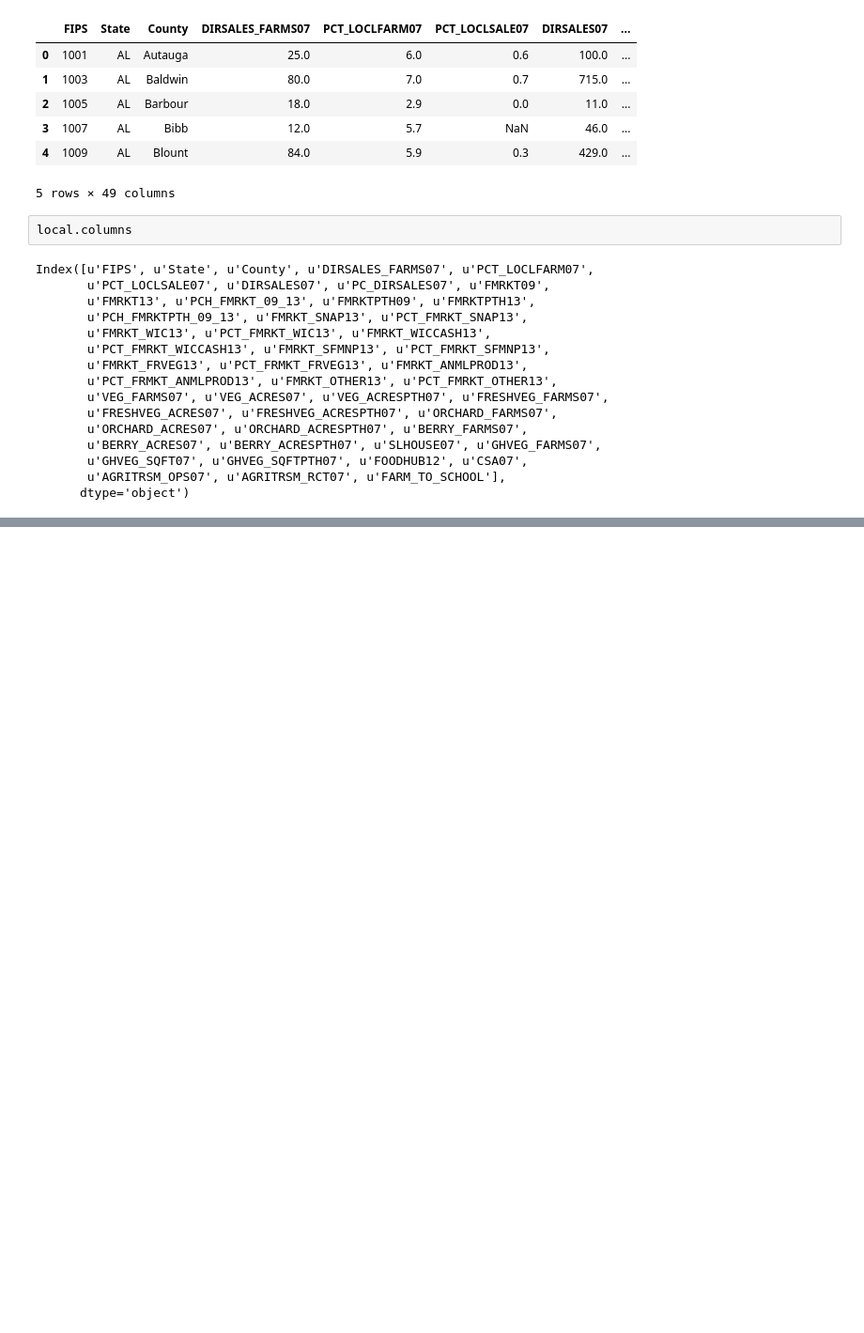
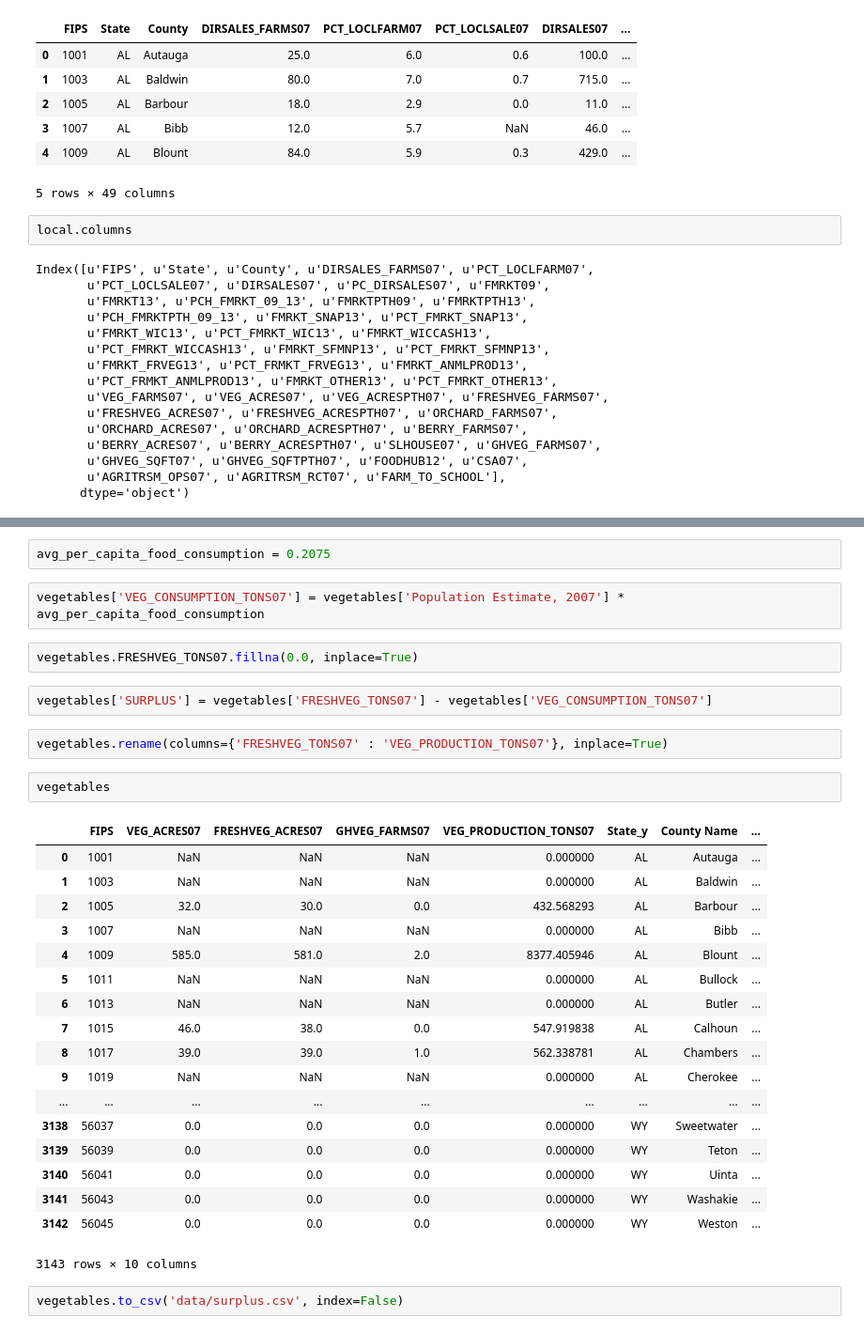
Before and after one commit to afcarl/LocalFood, a Jupyter notebook: data_processing.ipynb, the cells around one changed output, grey strips where cells are left out. Shown at 94% size. Cells and saved outputs as stored; diff of their text form; blank space fills up the shorter version.

Commit message:
Processed Data

```diff
--- a/data_processing.ipynb
+++ b/data_processing.ipynb
@@ -86,0 +124,33 @@ non_na_vegetables['FRESHVEG_ACRES07'].
+# %%
+avg_per_capita_food_consumption = 0.2075
+# %%
+vegetables['VEG_CONSUMPTION_TONS07'] = vegetables['Population Estimate, 2007'] * avg_per_capita_food_consumption
+# %%
+vegetables.FRESHVEG_TONS07.fillna(0.0, inplace=True)
+# %%
+vegetables['SURPLUS'] = vegetables['FRESHVEG_TONS07'] - vegetables['VEG_CONSUMPTION_TONS07']
+# %%
+vegetables.rename(columns={'FRESHVEG_TONS07' : 'VEG_PRODUCTION_TONS07'}, inplace=True)
+# %%
+vegetables
+# %% [output]
+|  | FIPS | VEG_ACRES07 | FRESHVEG_ACRES07 | GHVEG_FARMS07 | VEG_PRODUCTION_TONS07 | State_y | County Name | ... |
+| 0 | 1001 | NaN | NaN | NaN | 0.000000 | AL | Autauga | ... |
+| 1 | 1003 | NaN | NaN | NaN | 0.000000 | AL | Baldwin | ... |
+| 2 | 1005 | 32.0 | 30.0 | 0.0 | 432.568293 | AL | Barbour | ... |
+| 3 | 1007 | NaN | NaN | NaN | 0.000000 | AL | Bibb | ... |
+| 4 | 1009 | 585.0 | 581.0 | 2.0 | 8377.405946 | AL | Blount | ... |
+| 5 | 1011 | NaN | NaN | NaN | 0.000000 | AL | Bullock | ... |
+| 6 | 1013 | NaN | NaN | NaN | 0.000000 | AL | Butler | ... |
+| 7 | 1015 | 46.0 | 38.0 | 0.0 | 547.919838 | AL | Calhoun | ... |
+| 8 | 1017 | 39.0 | 39.0 | 1.0 | 562.338781 | AL | Chambers | ... |
+| 9 | 1019 | NaN | NaN | NaN | 0.000000 | AL | Cherokee | ... |
+| ... | ... | ... | ... | ... | ... | ... | ... | ... |
+| 3138 | 56037 | 0.0 | 0.0 | 0.0 | 0.000000 | WY | Sweetwater | ... |
+| 3139 | 56039 | 0.0 | 0.0 | 0.0 | 0.000000 | WY | Teton | ... |
+| 3140 | 56041 | 0.0 | 0.0 | 0.0 | 0.000000 | WY | Uinta | ... |
+| 3141 | 56043 | 0.0 | 0.0 | 0.0 | 0.000000 | WY | Washakie | ... |
+| 3142 | 56045 | 0.0 | 0.0 | 0.0 | 0.000000 | WY | Weston | ... |
+3143 rows × 10 columns
+# %%
+vegetables.to_csv('data/surplus.csv', index=False)
```
Also changed, not shown: parts of 18 cells of this notebook, 1 other file.
